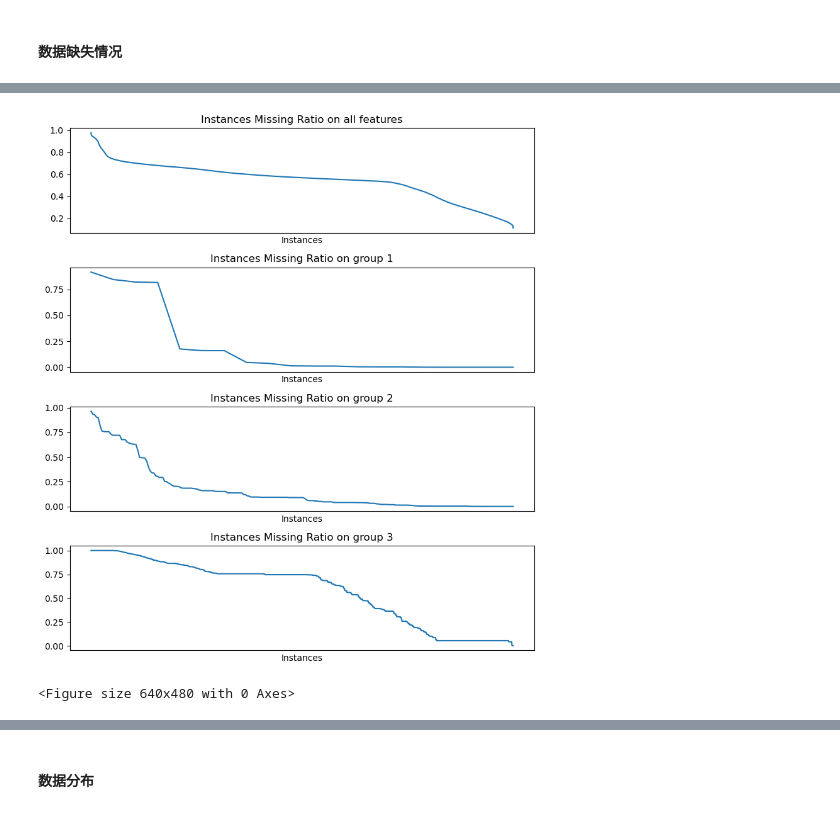
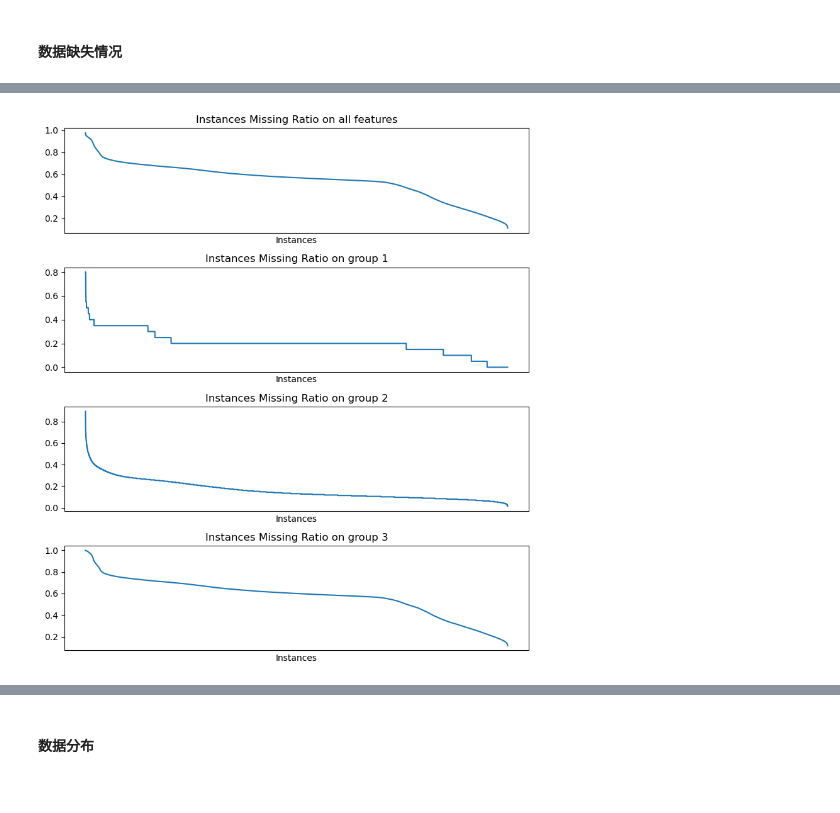
Before and after one commit to DSAgenshin/sichuan, a Jupyter notebook: gr/data_preprocess.ipynb, the cells around one changed output, grey strips where cells are left out. Saved outputs shown, nothing was run; the diff lists cells and outputs as text; code cells hidden in the pictures.

```diff
--- a/gr/data_preprocess.ipynb
+++ b/gr/data_preprocess.ipynb
@@ -119,38 +121,38 @@ missing_ratio_instances_g3 = missing_ratio_instances_g3.sort_values(ascending=Fa
 plt.figure(figsize=(8, 9))
 
 plt.subplot(4, 1, 1)
 plt.plot(missing_ratio_instances.values)
 plt.title('Instances Missing Ratio on all features')
 plt.xticks([])
 plt.xlabel('Instances')
 plt.tight_layout()
 
 plt.subplot(4, 1, 2)
-plt.plot(missing_ratio_g1.values)
+plt.plot(missing_ratio_instances_g1.values)
 plt.title('Instances Missing Ratio on group 1')
 plt.xticks([])
 plt.xlabel('Instances')
 plt.tight_layout()
 
 plt.subplot(4, 1, 3)
-plt.plot(missing_ratio_g2.values)
+plt.plot(missing_ratio_instances_g2.values)
 plt.title('Instances Missing Ratio on group 2')
 plt.xticks([])
 plt.xlabel('Instances')
 plt.tight_layout()
 
 plt.subplot(4, 1, 4)
-plt.plot(missing_ratio_g3.values)
+plt.plot(missing_ratio_instances_g3.values)
 plt.title('Instances Missing Ratio on group 3')
 plt.xticks([])
 plt.xlabel('Instances')
 plt.tight_layout()
 
 plt.savefig('./imgs/missing_ratio_instances.png')
+
 plt.show()
 # %% [output]
-[figure, old version]
+[figure, new version]
-<Figure size 640x480 with 0 Axes>
 # %%
 # 测试集数据缺失情况
 missing_ratio_test = test_data[test_data.columns[1:]].isnull().sum() / len(test_data)
```
Also changed, not shown: parts of 26 cells of this notebook.
